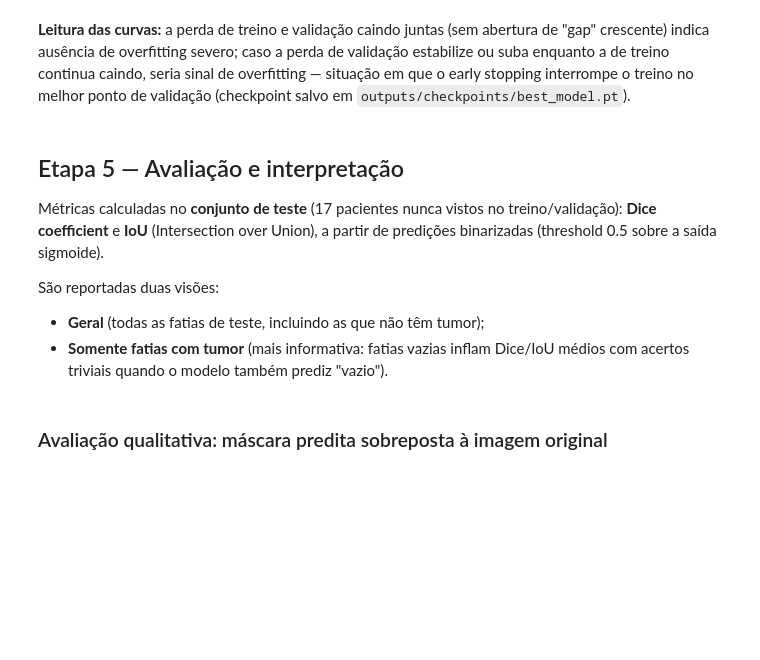
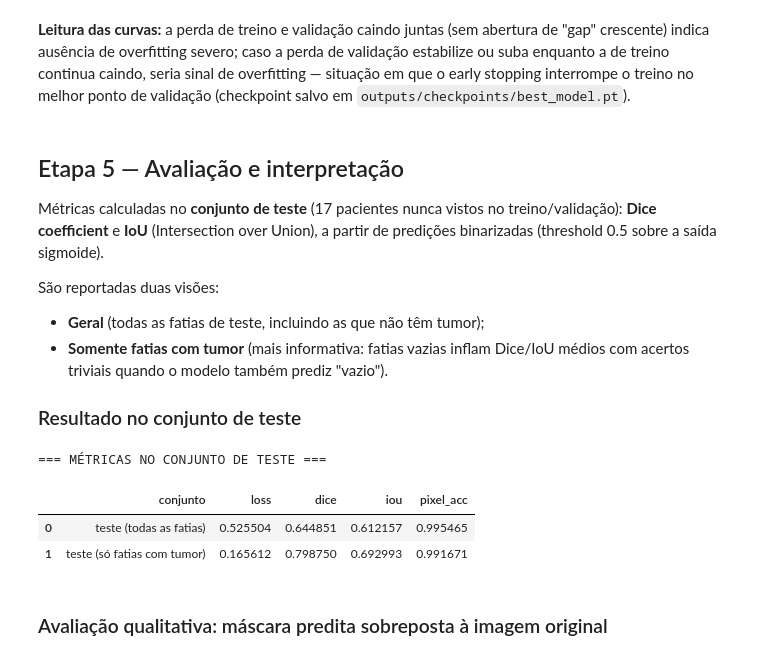
Before and after one commit to leticiapillar/redes-neurais-profunda-atividade-02, a Jupyter notebook: notebook/segmentacao_unet.ipynb, the cells around one changed output. Drawn from its saved outputs; the diff is of its cells as text; code cells hidden in the pictures; blank space fills up the shorter version.

Commit message:
Segmentação de Tumores Cerebrais em MRI com U-Net - correção no notebook para apresentar a tabela de treinamento e teste no notebook

```diff
--- a/notebook/segmentacao_unet.ipynb
+++ b/notebook/segmentacao_unet.ipynb
@@ -275,33 +274,48 @@ São reportadas duas visões:
 - **Geral** (todas as fatias de teste, incluindo as que não têm tumor);
 - **Somente fatias com tumor** (mais informativa: fatias vazias inflam Dice/IoU médios com
   acertos triviais quando o modelo também prediz "vazio").
+
+### Resultado no conjunto de teste
 # %%
+from IPython.display import display
+
 ckpt_path = OUTPUTS / "checkpoints" / "best_model.pt"
+metrics_df = None
+
 if ckpt_path.exists():
     ckpt = torch.load(ckpt_path, map_location="cpu")
     cfg = ckpt["config"]
     model = UNet(base_ch=cfg["base_ch"], dropout=0.0)
     model.load_state_dict(ckpt["model_state"])
     model.eval()
 
     test_df = pd.read_csv(OUTPUTS / "split_test.csv")
     test_ds = BrainMRISegmentationDataset(test_df, cfg["image_size"], augment=False, mean=ckpt["mean"], std=ckpt["std"])
     test_loader = torch.utils.data.DataLoader(test_ds, batch_size=cfg["batch_size"], shuffle=False)
 
     loss_fn = BCEDiceLoss(bce_weight=cfg["bce_weight"], pos_weight=cfg.get("pos_weight"))
     overall = evaluate(model, test_loader, loss_fn, torch.device("cpu"), desc="teste")
 
     tumor_df = test_df[test_df.has_tumor].reset_index(drop=True)
     tumor_ds = BrainMRISegmentationDataset(tumor_df, cfg["image_size"], augment=False, mean=ckpt["mean"], std=ckpt["std"])
     tumor_loader = torch.utils.data.DataLoader(tumor_ds, batch_size=cfg["batch_size"], shuffle=False)
     tumor_only = evaluate(model, tumor_loader, loss_fn, torch.device("cpu"), desc="teste (c/ tumor)")
 
-    pd.DataFrame([
+    metrics_df = pd.DataFrame([
         {"conjunto": "teste (todas as fatias)", **overall},
         {"conjunto": "teste (só fatias com tumor)", **tumor_only},
     ])
 else:
     print("Checkpoint não encontrado -- rode `python src/train.py` primeiro.")
+
+print("\n=== MÉTRICAS NO CONJUNTO DE TESTE ===")
+if metrics_df is not None:
+    display(metrics_df)
+# %% [output]
+=== MÉTRICAS NO CONJUNTO DE TESTE ===
+|  | conjunto | loss | dice | iou | pixel_acc |
+| 0 | teste (todas as fatias) | 0.525504 | 0.644851 | 0.612157 | 0.995465 |
+| 1 | teste (só fatias com tumor) | 0.165612 | 0.798750 | 0.692993 | 0.991671 |
 # %% [markdown]
 ### Avaliação qualitativa: máscara predita sobreposta à imagem original
 # %%
```
Also changed, not shown: parts of 2 cells of this notebook.
